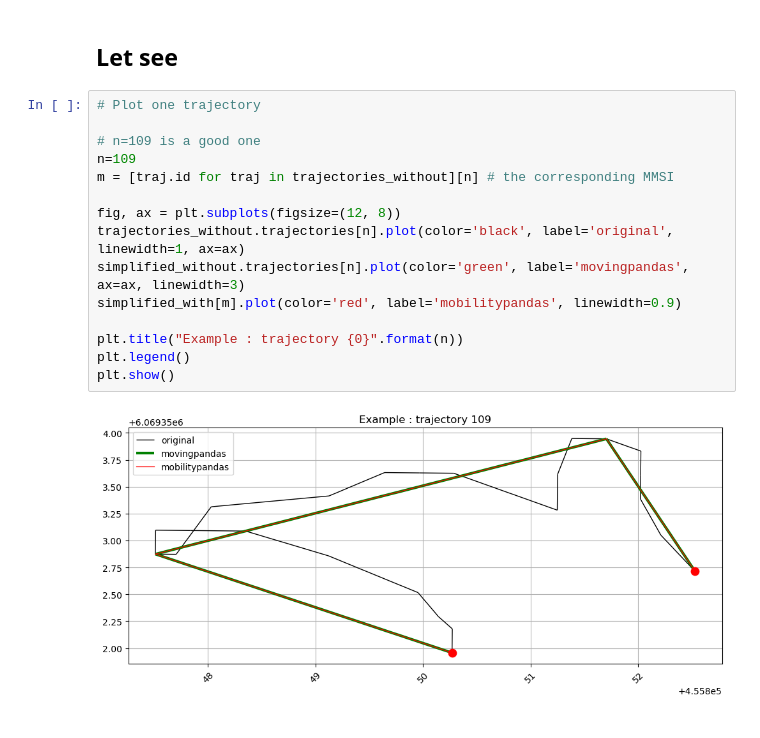
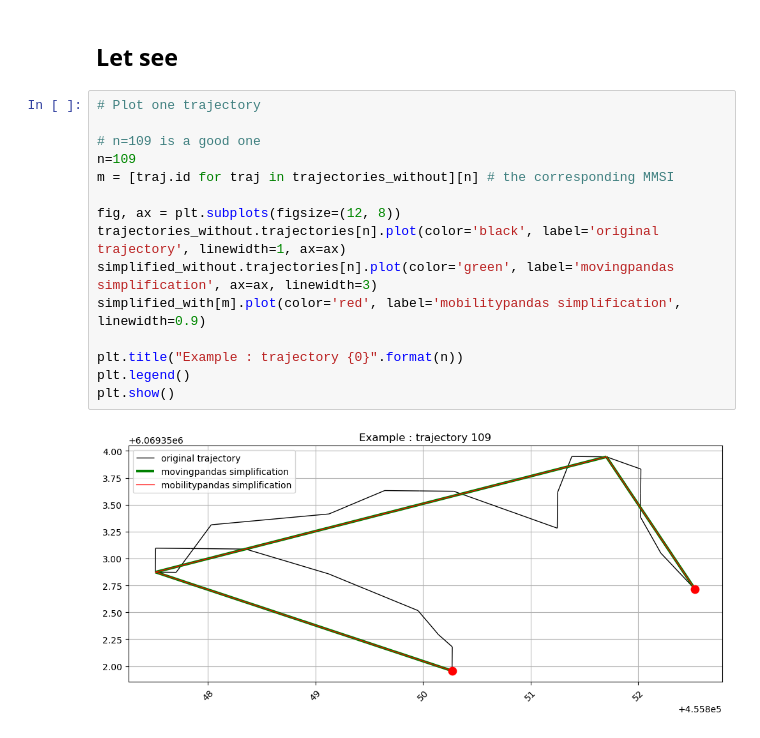
Before and after one commit to SophiedeVirieu/MobilityPandas, a Jupyter notebook: tutorials/benchmark/simplify_dp.ipynb, the cells around one changed output. Cells and saved outputs as stored; diff of their text form.

```diff
--- a/tutorials/benchmark/simplify_dp.ipynb
+++ b/tutorials/benchmark/simplify_dp.ipynb
@@ -386,17 +369,17 @@ Average length difference without pymeos: 0.5 m,   with pymeos: 0.5 m
 # %%
 # Plot one trajectory
 
 # n=109 is a good one
 n=109
 m = [traj.id for traj in trajectories_without][n] # the corresponding MMSI
 
 fig, ax = plt.subplots(figsize=(12, 8))
-trajectories_without.trajectories[n].plot(color='black', label='original', linewidth=1, ax=ax)
-simplified_without.trajectories[n].plot(color='green', label='movingpandas', ax=ax, linewidth=3)
-simplified_with[m].plot(color='red', label='mobilitypandas', linewidth=0.9)
+trajectories_without.trajectories[n].plot(color='black', label='original trajectory', linewidth=1, ax=ax)
+simplified_without.trajectories[n].plot(color='green', label='movingpandas simplification', ax=ax, linewidth=3)
+simplified_with[m].plot(color='red', label='mobilitypandas simplification', linewidth=0.9)
 
 plt.title("Example : trajectory {0}".format(n))
 plt.legend()
 plt.show()
 # %% [output]
-[figure, old version]
+[figure, new version]
```
Also changed, not shown: parts of 14 cells of this notebook.
